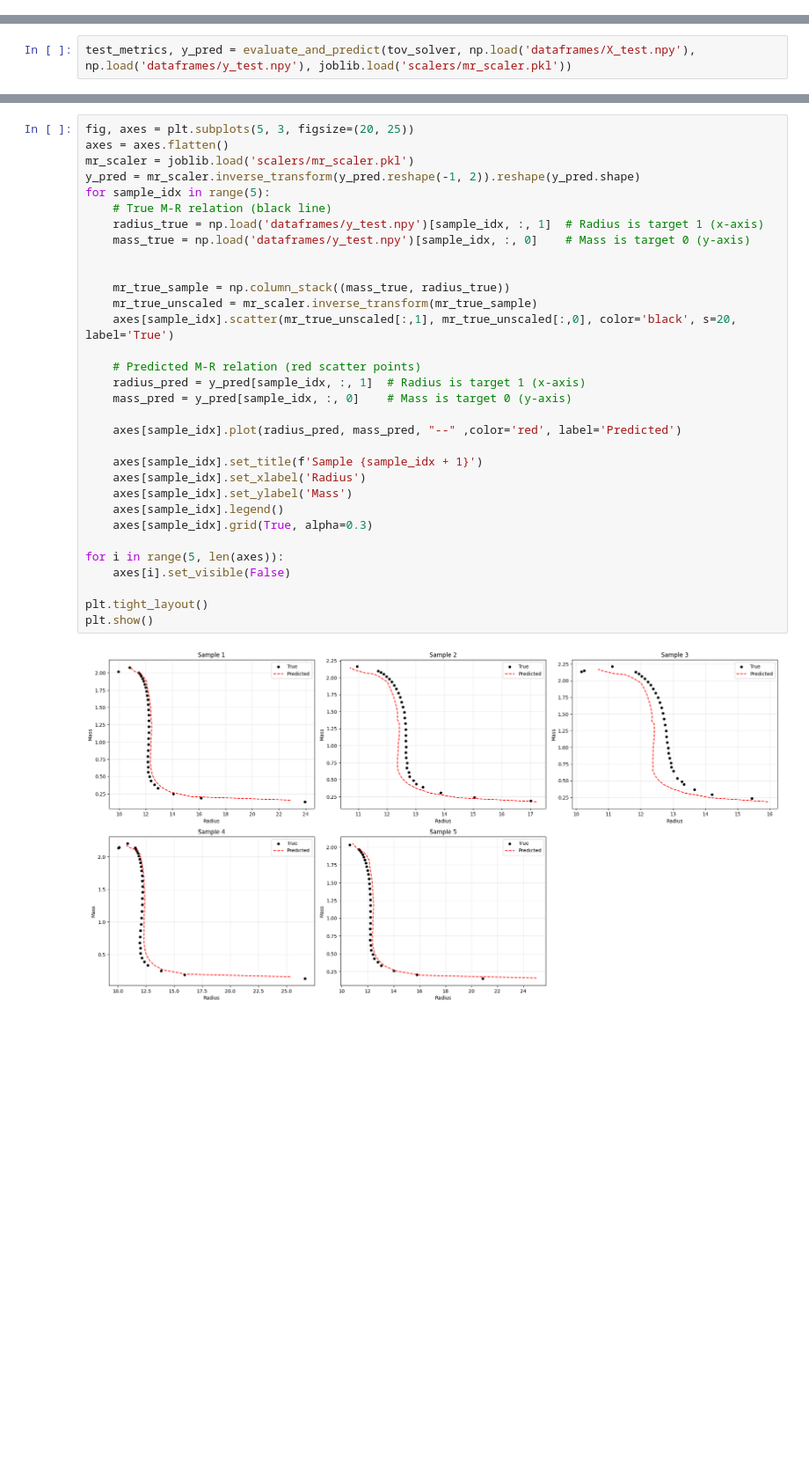
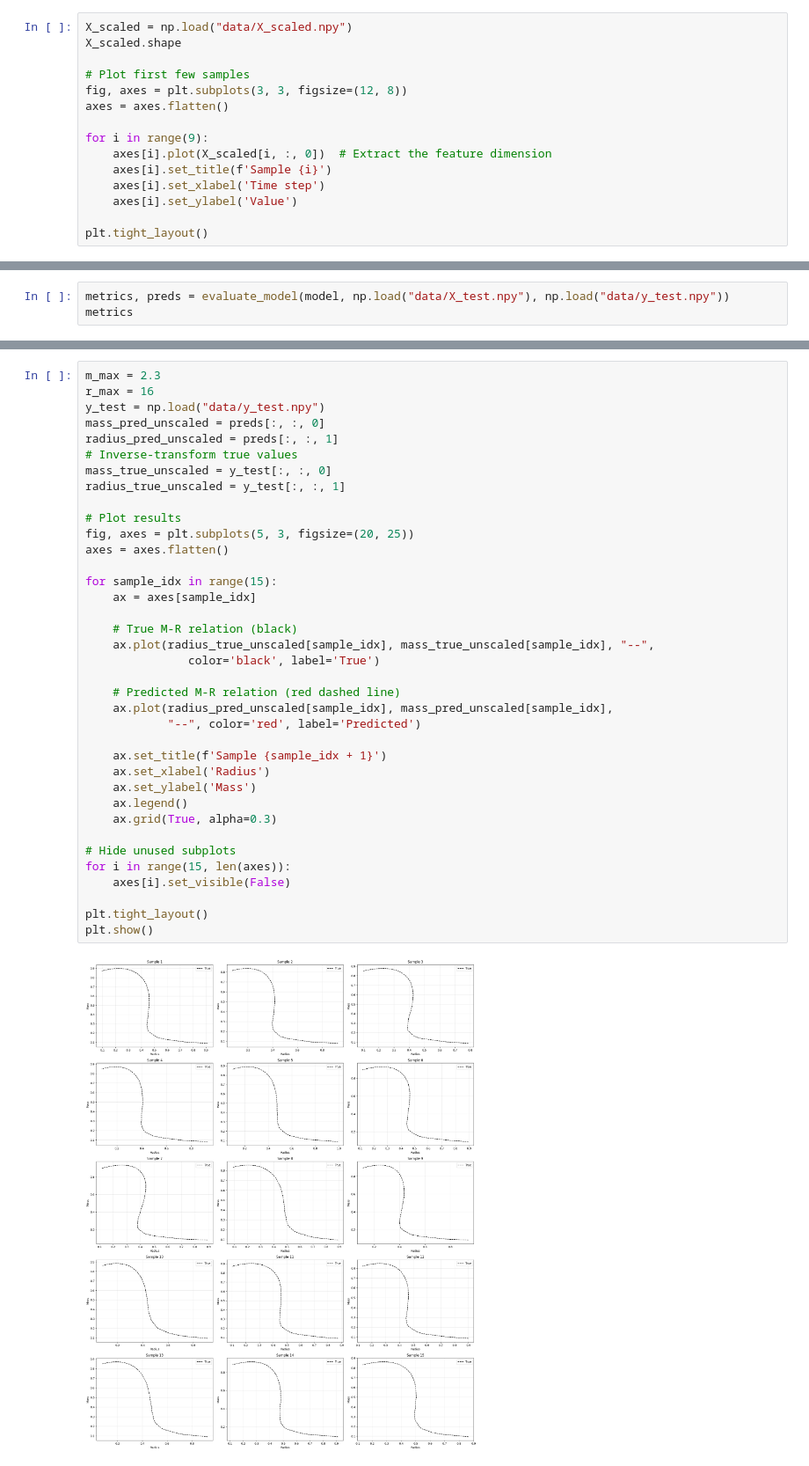
Before and after one commit to lesanson/NN-Reconstruction, a Jupyter notebook: TOV_Solver.ipynb, the cells around one changed output, grey strips where cells are left out. Shown at 88% size. Saved outputs shown, nothing was run; the diff lists cells and outputs as text; blank space fills up the shorter version.

```diff
--- a/TOV_Solver.ipynb
+++ b/TOV_Solver.ipynb
@@ -54,0 +78,15 @@ array([[[0.02492126, 0.3073263 ],
+# %%
+X_scaled = np.load("data/X_scaled.npy")
+X_scaled.shape
+
+# Plot first few samples
+fig, axes = plt.subplots(3, 3, figsize=(12, 8))
+axes = axes.flatten()
+
+for i in range(9):
+    axes[i].plot(X_scaled[i, :, 0])  # Extract the feature dimension
+    axes[i].set_title(f'Sample {i}')
+    axes[i].set_xlabel('Time step')
+    axes[i].set_ylabel('Value')
+
+plt.tight_layout()
@@ -55,3 +128,4 @@ array([[[0.02492126, 0.3073263 ],
 # %%
-test_metrics, y_pred = evaluate_and_predict(tov_solver, np.load('dataframes/X_test.npy'), np.load('dataframes/y_test.npy'), joblib.load('scalers/mr_scaler.pkl'))
+metrics, preds = evaluate_model(model, np.load("data/X_test.npy"), np.load("data/y_test.npy"))
+metrics
 # %% [output]
@@ -60,34 +133,39 @@ test_metrics, y_pred = evaluate_and_predict(tov_solver, np.load('dataframes/X_te
 # %%
+m_max = 2.3
+r_max = 16
+y_test = np.load("data/y_test.npy")
+mass_pred_unscaled = preds[:, :, 0]
+radius_pred_unscaled = preds[:, :, 1]
+# Inverse-transform true values
+mass_true_unscaled = y_test[:, :, 0]
+radius_true_unscaled = y_test[:, :, 1]
+
+# Plot results
 fig, axes = plt.subplots(5, 3, figsize=(20, 25))
 axes = axes.flatten()
-mr_scaler = joblib.load('scalers/mr_scaler.pkl')
-y_pred = mr_scaler.inverse_transform(y_pred.reshape(-1, 2)).reshape(y_pred.shape)
-for sample_idx in range(5):
-    # True M-R relation (black line)
-    radius_true = np.load('dataframes/y_test.npy')[sample_idx, :, 1]  # Radius is target 1 (x-axis)
-    mass_true = np.load('dataframes/y_test.npy')[sample_idx, :, 0]    # Mass is target 0 (y-axis)
 
+for sample_idx in range(15):
+    ax = axes[sample_idx]
 
-    mr_true_sample = np.column_stack((mass_true, radius_true))
-    mr_true_unscaled = mr_scaler.inverse_transform(mr_true_sample)
-    axes[sample_idx].scatter(mr_true_unscaled[:,1], mr_true_unscaled[:,0], color='black', s=20, label='True')
+    # True M-R relation (black)
+    ax.plot(radius_true_unscaled[sample_idx], mass_true_unscaled[sample_idx], "--",
+               color='black', label='True')
 
-    # Predicted M-R relation (red scatter points)
-    radius_pred = y_pred[sample_idx, :, 1]  # Radius is target 1 (x-axis)
-    mass_pred = y_pred[sample_idx, :, 0]    # Mass is target 0 (y-axis)
+    # Predicted M-R relation (red dashed line)
+    ax.plot(radius_pred_unscaled[sample_idx], mass_pred_unscaled[sample_idx],
+            "--", color='red', label='Predicted')
 
-    axes[sample_idx].plot(radius_pred, mass_pred, "--" ,color='red', label='Predicted')
+    ax.set_title(f'Sample {sample_idx + 1}')
+    ax.set_xlabel('Radius')
+    ax.set_ylabel('Mass')
+    ax.legend()
+    ax.grid(True, alpha=0.3)
 
-    axes[sample_idx].set_title(f'Sample {sample_idx + 1}')
-    axes[sample_idx].set_xlabel('Radius')
-    axes[sample_idx].set_ylabel('Mass')
-    axes[sample_idx].legend()
-    axes[sample_idx].grid(True, alpha=0.3)
-
-for i in range(5, len(axes)):
+# Hide unused subplots
+for i in range(15, len(axes)):
     axes[i].set_visible(False)
 
 plt.tight_layout()
 plt.show()
 # %% [output]
-[figure, old version]
+[figure, new version]
```
Also changed, not shown: parts of 18 cells of this notebook, 17 other files.
